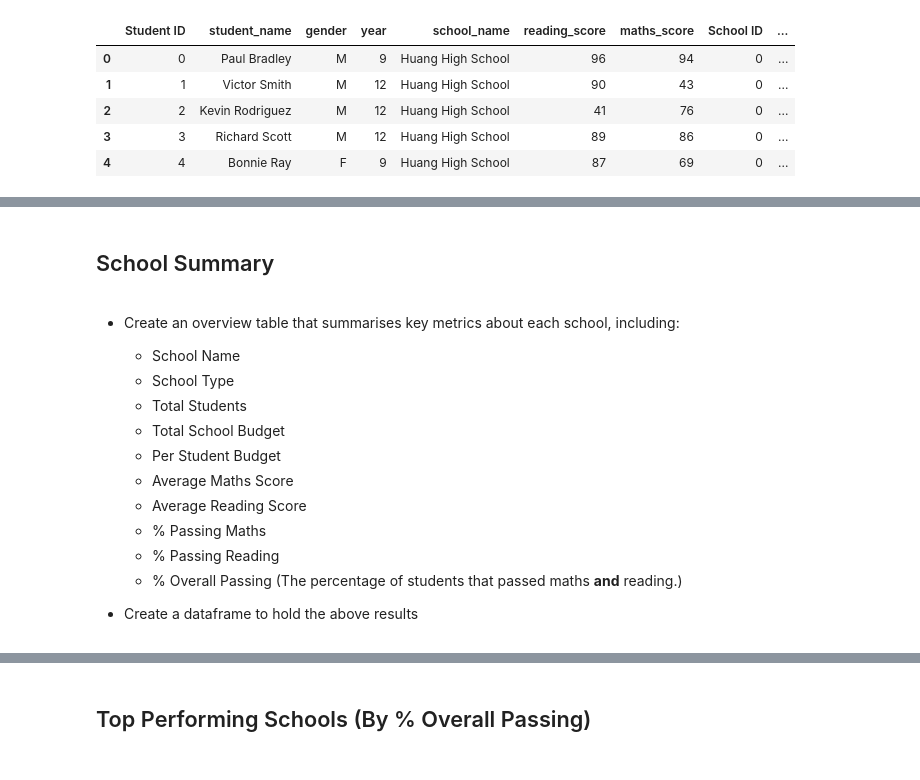
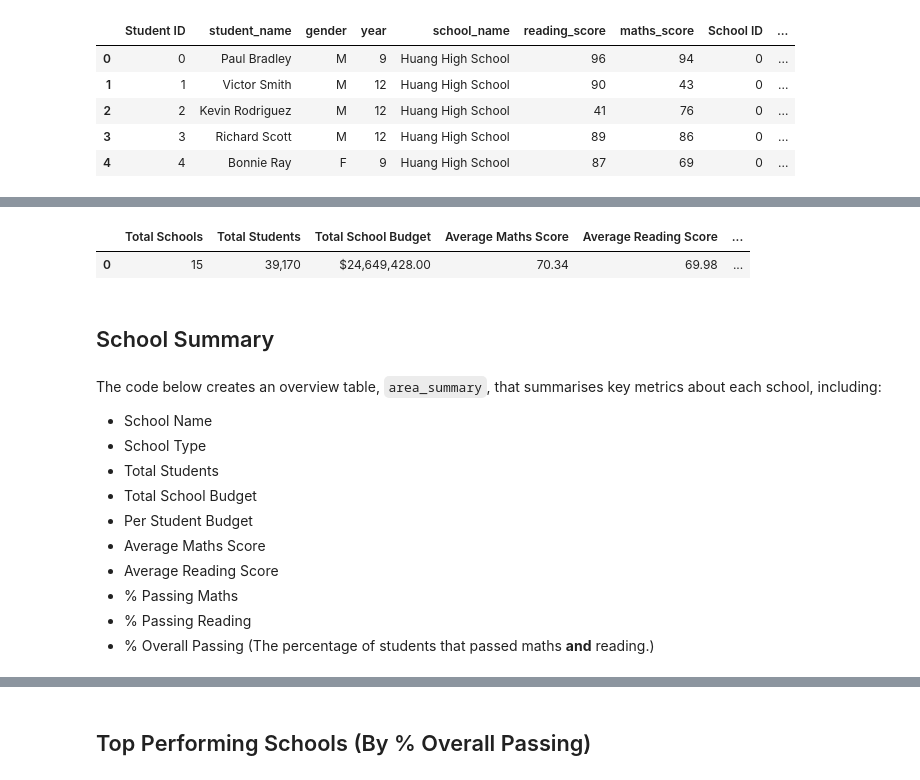
Before and after one commit to tpisel/pandas-challenge, a Jupyter notebook: PyCitySchools/analysis.ipynb, the cells around one changed output, grey strips where cells are left out. Drawn from its saved outputs; the diff is of its cells as text; code cells hidden in the pictures.

```diff
--- a/PyCitySchools/analysis.ipynb
+++ b/PyCitySchools/analysis.ipynb
@@ -48,0 +31,26 @@ df.head()
+# %%
+
+def formatted(df):
+
+    def format_col(d,col,f):
+        if col in d.columns:
+            d[col] = d[col].apply(lambda x: f.format(x))
+        return d
+
+    d = df.copy()
+
+    pct = '{:.1%}'
+    intf = '{:,}'
+    num = '{:,.4}'
+    curr = '${:,.2f}'
+
+    format_col(d,'Total Students',intf)
+    format_col(d,'Total School Budget',curr)
+    format_col(d,'Per Student Budget',curr)
+    format_col(d,'% Passing Maths',pct)
+    format_col(d,'% Passing Reading',pct)
+    format_col(d,'% Overall Passing',pct)
+    format_col(d,'Average Maths Score',num)
+    format_col(d,'Average Reading Score',num)
+
+    return d
@@ -49,7 +70,26 @@ df.head()
+# %%
+
+summary = {
+    'Total Schools': [df.school_name.nunique()],
+    'Total Students': [len(df)],
+    'Total School Budget': [df.groupby('school_name').mean().budget.sum()],
+    'Average Maths Score': [df.maths_score.mean()],
+    'Average Reading Score': [df.reading_score.mean()],
+    '% Passing Maths': [df[df['maths_score']>=50].shape[0]/len(df)],
+    '% Passing Reading': [df[df['reading_score']>=50].shape[0]/len(df)],
+    '% Overall Passing': [(df[(df['maths_score']>=50) & (df['reading_score']>=50)].shape[0])/len(df)]
+}
+
+area_summary = formatted(pd.DataFrame.from_dict(summary))
+
+area_summary
+# %% [output]
+|  | Total Schools | Total Students | Total School Budget | Average Maths Score | Average Reading Score | ... |
+| 0 | 15 | 39,170 | $24,649,428.00 | 70.34 | 69.98 | ... |
 # %% [markdown]
 ## School Summary
 # %% [markdown]
-* Create an overview table that summarises key metrics about each school, including:
+The code below creates an overview table, `area_summary`, that summarises key metrics about each school, including:
   * School Name
   * School Type
   * Total Students
@@ -60,7 +100,5 @@ df.head()
   * % Passing Maths
   * % Passing Reading
   * % Overall Passing (The percentage of students that passed maths **and** reading.)
-
-* Create a dataframe to hold the above results
 # %%
 # function to apply across groups
```
Also changed, not shown: parts of 26 cells of this notebook, 2 other files.
